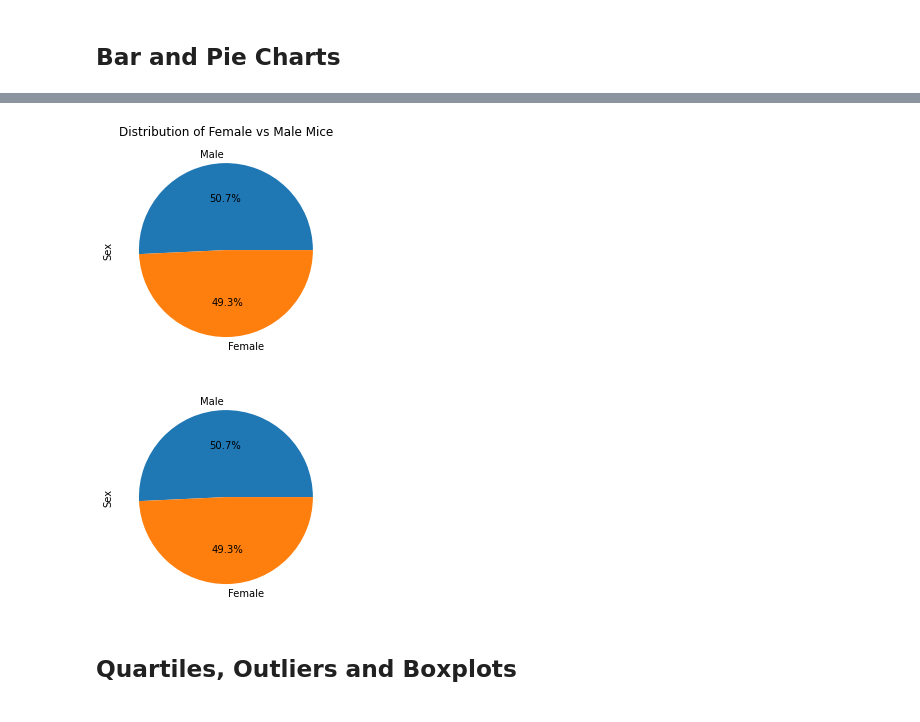
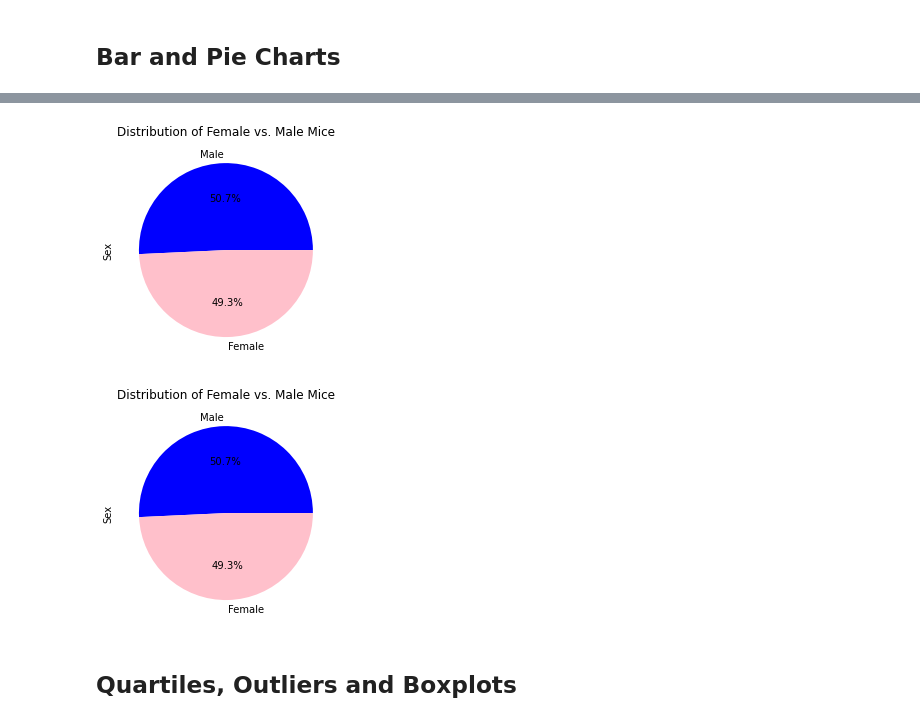
Before and after one commit to WilliamRoll/Matplotlib-Challenge, a Jupyter notebook: Pymaceuticals/pymaceuticals_starter.ipynb, the cells around one changed output, grey strips where cells are left out. Cells and saved outputs as stored; diff of their text form; code cells hidden in the pictures.

Commit message:
Titles added to each graph

```diff
--- a/Pymaceuticals/pymaceuticals_starter.ipynb
+++ b/Pymaceuticals/pymaceuticals_starter.ipynb
@@ -152,20 +153,21 @@ plt.show()
 # %%
 # Generate a pie plot showing the distribution of female versus male mice using pandas
 count = clean_mouse_data['Sex'].value_counts()
-count.plot(kind="pie", autopct='%1.1f%%', title = "Distribution of Female vs Male Mice")
+count.plot(kind="pie", autopct='%1.1f%%', colors = ['blue', 'pink'])
+plt.title("Distribution of Female vs. Male Mice")
 #count.get_legend().set_bbox_to_anchor((1,1))
 plt.show()
 # %% [output]
-[figure, old version]
+[figure, new version]
 # %%
 # Generate identical pie plot using pyplot
 count = clean_mouse_data['Sex'].value_counts()
-plt.pie(count.values, labels=count.index.values, autopct='%1.1f%%')
+plt.pie(count.values, labels=count.index.values, autopct='%1.1f%%', colors = ['blue', 'pink'])
 plt.ylabel("Sex")
-#plt.title = ("Distribution of Female vs Male Mice")
+plt.title("Distribution of Female vs. Male Mice")
 plt.show()
 # %% [output]
-[figure, old version]
+[figure, new version]
 # %% [markdown]
 ## Quartiles, Outliers and Boxplots
 # %%
```
Also changed, not shown: parts of 6 cells of this notebook.
